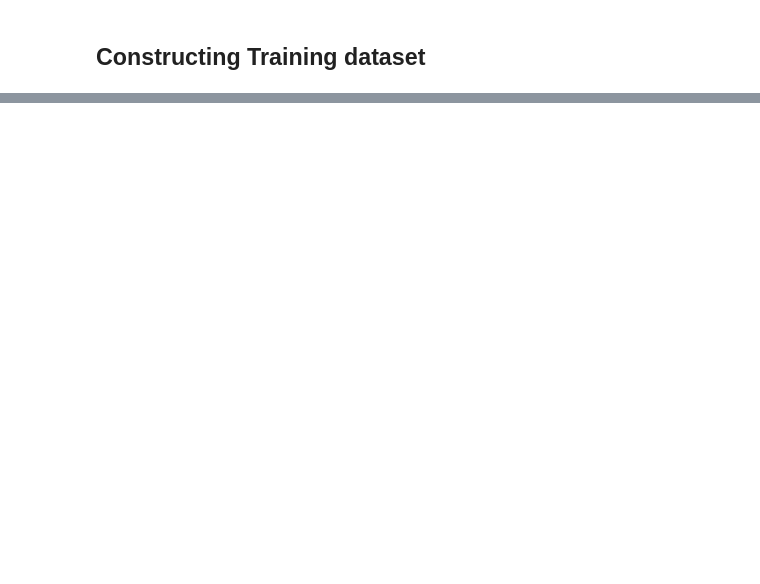
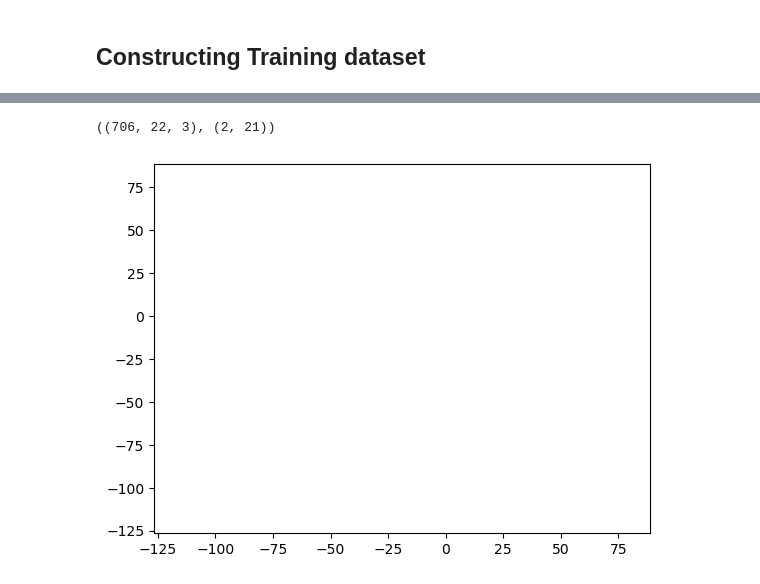
Before and after one commit to Duke02/Creating-AI-Enabled-Systems, a Jupyter notebook: Semester-Project/testing.ipynb, the cells around one changed output, grey strips where cells are left out. Saved outputs shown, nothing was run; the diff lists cells and outputs as text; code cells hidden in the pictures; blank space fills up the shorter version.

Commit message:
Tried animating a skeleton. Too tired to continue.
Signed-off-by: Trystan May <trystanmay@gmail.com>

```diff
--- a/Semester-Project/testing.ipynb
+++ b/Semester-Project/testing.ipynb
@@ -193,0 +229,8 @@ array([[ 0.26788, -1.22513, -2.17909, ...,  0.     ,  0.     ,  0.     ],
+# %%
+skeleton_to_animate: np.ndarray = df.iloc[0]['reshaped_skeleton']
+
+np.save(os.path.join('..', 'data', 'SemesterProject', 'skeleton_to_animate'), skeleton_to_animate)
+
+skeleton_to_animate.shape, joint_connections.shape
+# %% [output]
+((706, 22, 3), (2, 21))
@@ -193,0 +240,37 @@ array([[ 0.26788, -1.22513, -2.17909, ...,  0.     ,  0.     ,  0.     ],
+# %%
+fig, ax = plt.subplots()
+
+curr_plot = ax.plot([], [], 'r.')
+
+max_x: float = np.max(skeleton_to_animate[:, :, 2])
+min_x: float = np.min(skeleton_to_animate[:, :, 2])
+
+max_y: float = np.max(skeleton_to_animate[:, :, 1])
+min_y: float = np.min(skeleton_to_animate[:, :, 1])
+
+def init():
+    ax.set_xlim(min_x, max_x)
+    ax.set_ylim(min_y, max_y)
+    return curr_plot
+
+# for i in range(skeleton_to_animate.shape[0]):
+def animate(frame_idx: int):
+    joint: np.ndarray = skeleton_to_animate[frame_idx]
+    n_joints: int = joint.shape[0]
+    x: np.ndarray = joint[:, 2]
+    y: np.ndarray = joint[:, 1]
+
+    curr_plot.scatter(x, y, 'r.', marker_size=15)
+
+    for joint_idx in range(joint_connections.shape[1]):
+        point1: float = joint[joint_connections[0, joint_idx], :]
+        point2: float = joint[joint_connections[1, joint_idx], :]
+
+        # line([point1(3),point2(3)], [point1(1),point2(1)], [point1(2),point2(2)], 'LineWidth',2);
+        curr_plot.line([point1[2], point2[2]], [point1[0], point2[0]], line_width=2)
+
+animation_obj = FuncAnimation(fig, animate, frames=skeleton_to_animate.shape[0], init_func=init, blit=True)
+
+plt.show()
+# %% [output]
+[figure, added]
```
Also changed, not shown: parts of 9 cells of this notebook, 2 other files.
